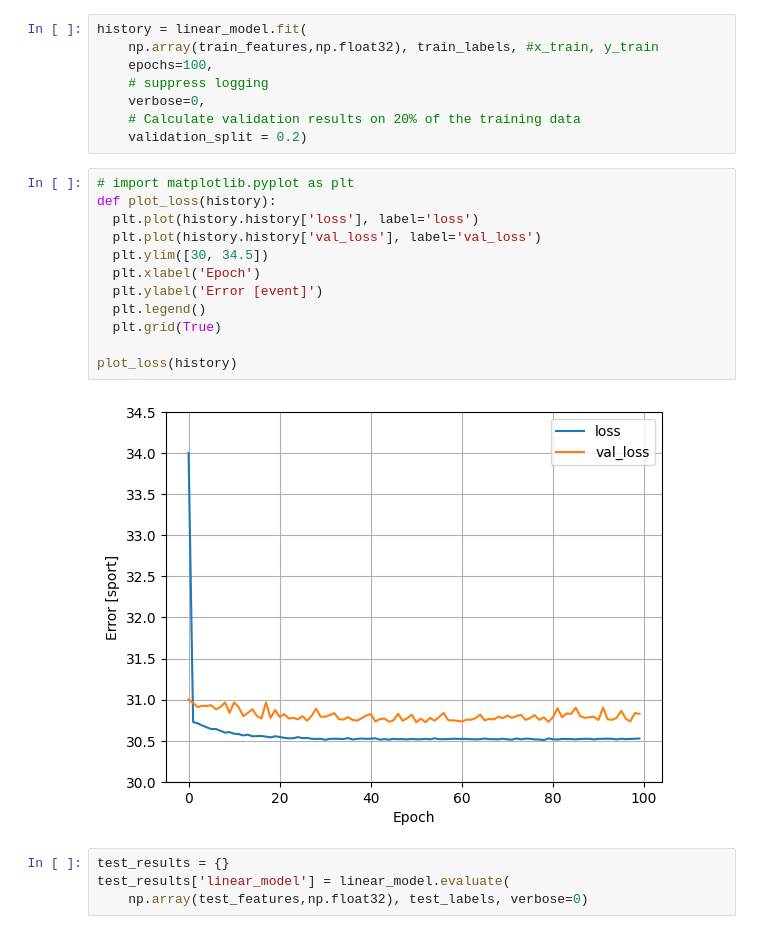
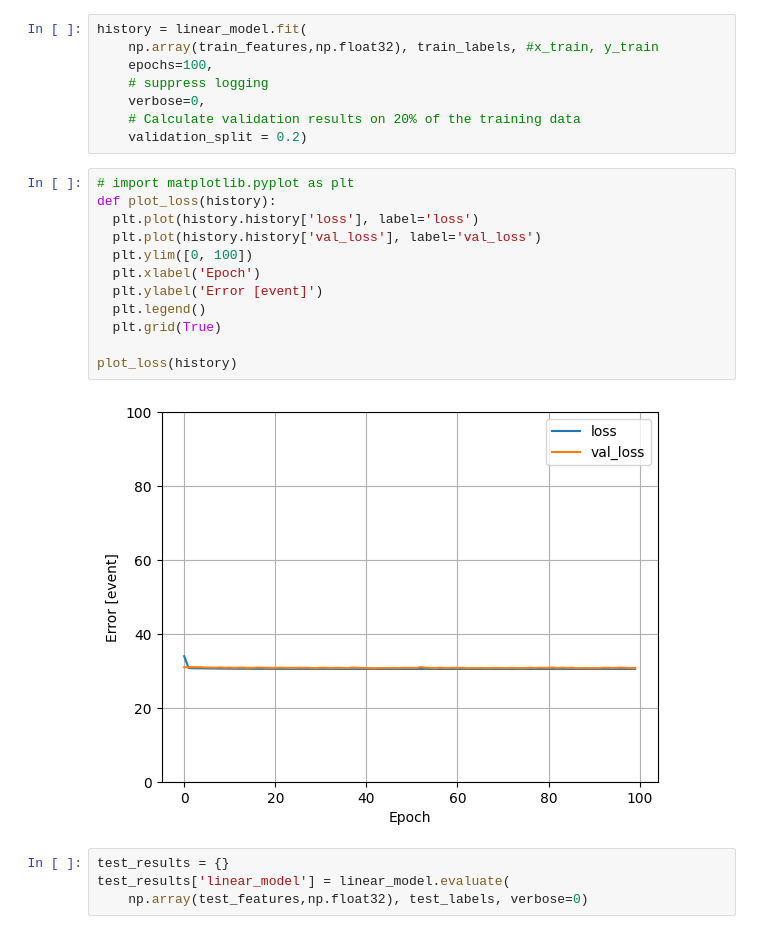
Before and after one commit to maximlesy/big-data-olympic-games, a Jupyter notebook: data-exploration/preparation.ipynb, the cells around one changed output. Cells and saved outputs as stored; diff of their text form.

```diff
--- a/data-exploration/preparation.ipynb
+++ b/data-exploration/preparation.ipynb
@@ -572,17 +572,17 @@ history = linear_model.fit(
 # %%
 # import matplotlib.pyplot as plt
 def plot_loss(history):
   plt.plot(history.history['loss'], label='loss')
   plt.plot(history.history['val_loss'], label='val_loss')
-  plt.ylim([30, 34.5])
+  plt.ylim([0, 100])
   plt.xlabel('Epoch')
   plt.ylabel('Error [event]')
   plt.legend()
   plt.grid(True)
 
 plot_loss(history)
 # %% [output]
-[figure, old version]
+[figure, new version]
 # %%
 test_results = {}
 test_results['linear_model'] = linear_model.evaluate(
```
Also changed, not shown: parts of 14 cells of this notebook, 2 other files.
